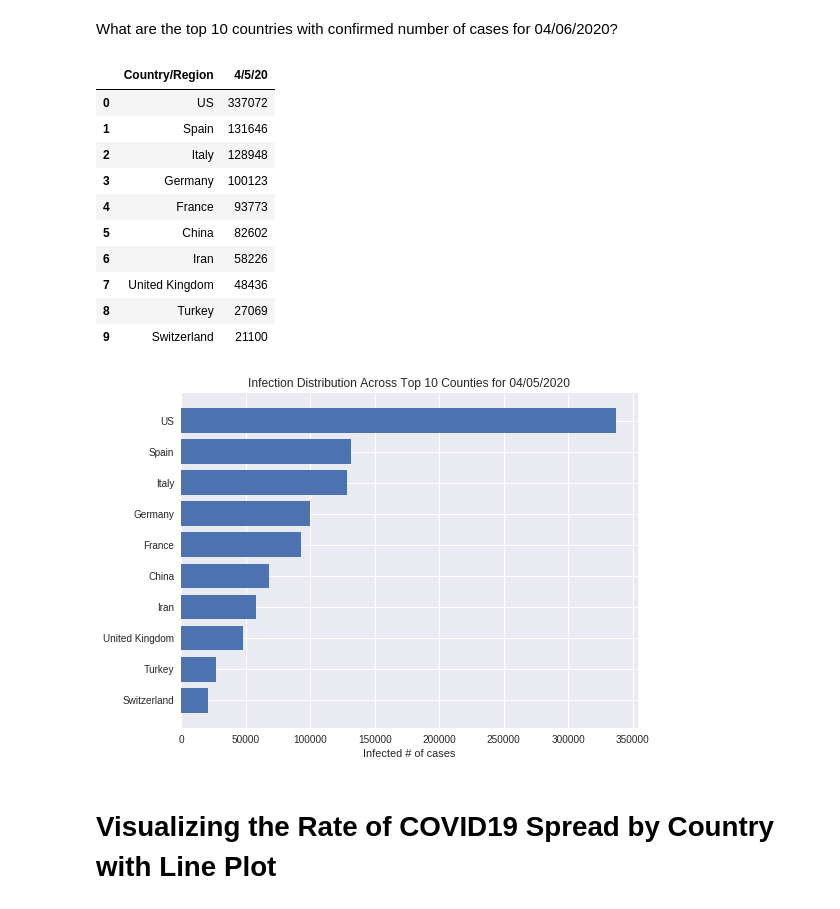
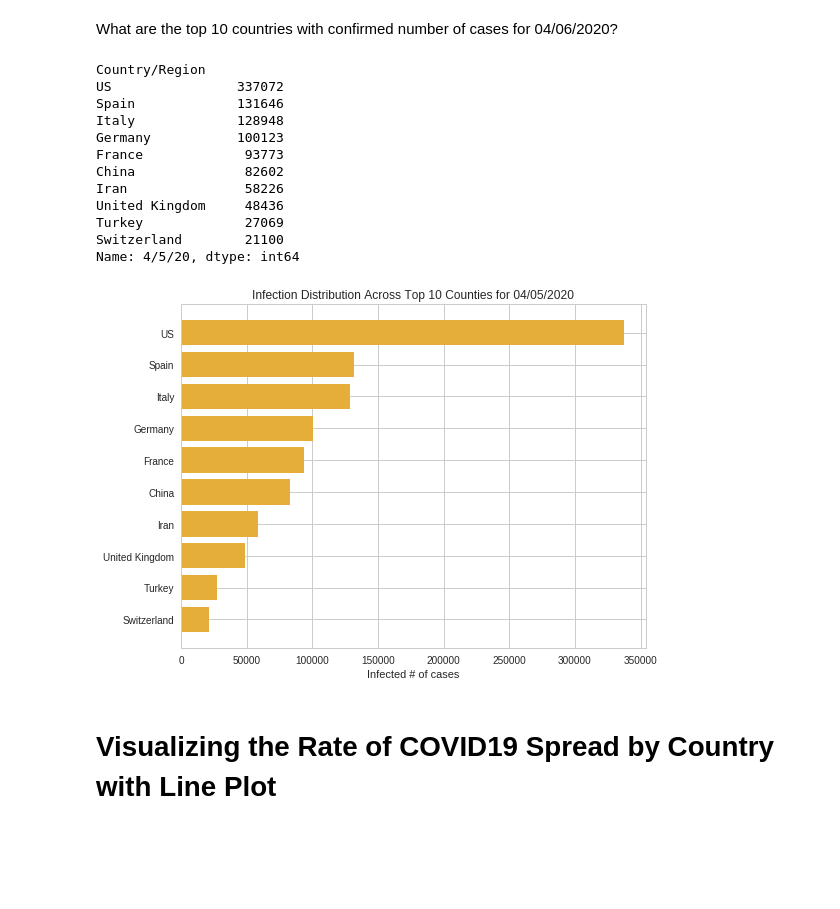
Before and after one commit to VHTATAH/COVID-19, a Jupyter notebook: covid-19.ipynb, the cells around one changed output. Saved outputs shown, nothing was run; the diff lists cells and outputs as text; code cells hidden in the pictures; blank space fills up the shorter version.

```diff
--- a/covid-19.ipynb
+++ b/covid-19.ipynb
@@ -48,29 +50,32 @@ top_10_confirmed = confirmed_global.groupby('Country/Region').sum().sort_values(
+# %%
+top_10_confirmed = confirmed_global.groupby('Country/Region').sum().nlargest(10, '4/5/20')['4/5/20']
 # %%
 top_10_confirmed
 # %% [output]
-|  | Country/Region | 4/5/20 |
-| 0 | US | 337072 |
-| 1 | Spain | 131646 |
-| 2 | Italy | 128948 |
-| 3 | Germany | 100123 |
-| 4 | France | 93773 |
-| 5 | China | 82602 |
-| 6 | Iran | 58226 |
-| 7 | United Kingdom | 48436 |
-| 8 | Turkey | 27069 |
-| 9 | Switzerland | 21100 |
+Country/Region
+US                337072
+Spain             131646
+Italy             128948
+Germany           100123
+France             93773
+China              82602
+Iran               58226
+United Kingdom     48436
+Turkey             27069
+Switzerland        21100
+Name: 4/5/20, dtype: int64
 # %%
-plt.style.use('seaborn')
+plt.style.use('seaborn-whitegrid')
 numbers = list(top_10_confirmed.reset_index()['4/5/20'])[::-1]
 countries = list(top_10_confirmed.reset_index()['Country/Region'])[::-1]
-plt.barh(countries,numbers)
+plt.barh(countries,numbers,color="#e5ae38")
 plt.xlabel('Infected # of cases')
-
+# https://matplotlib.org/api/_as_gen/matplotlib.pyplot.plot.html
 plt.tight_layout()
 plt.title('Infection Distribution Across Top 10 Counties for 04/05/2020')
 plt.show()
 # %% [output]
-[figure, old version]
+[figure, new version]
 # %% [markdown]
 # Visualizing the Rate of COVID19 Spread by Country with Line Plot
 # %% [markdown]
```
Also changed, not shown: parts of 7 cells of this notebook.
